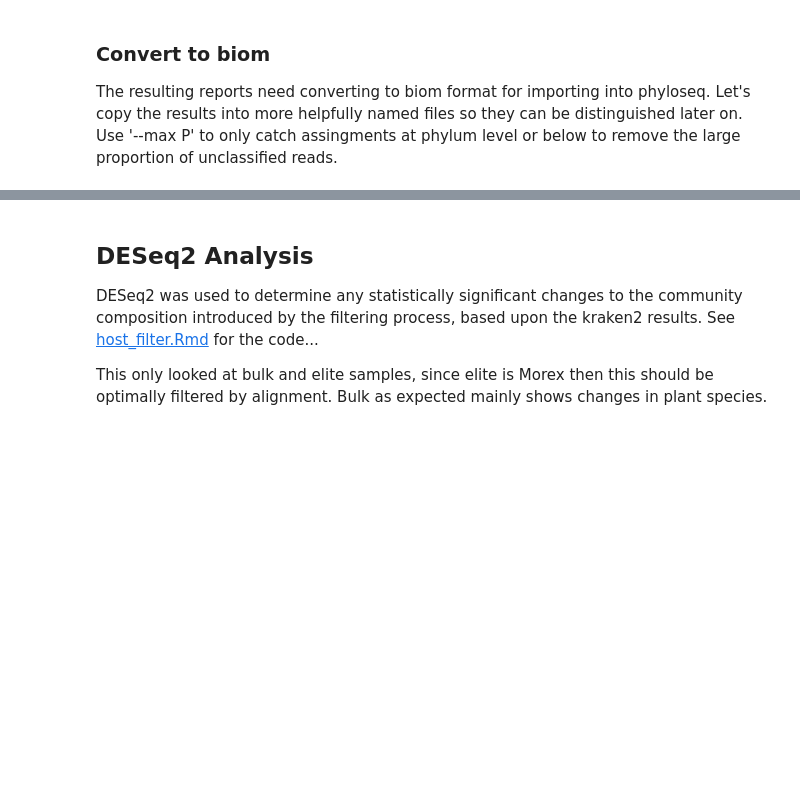
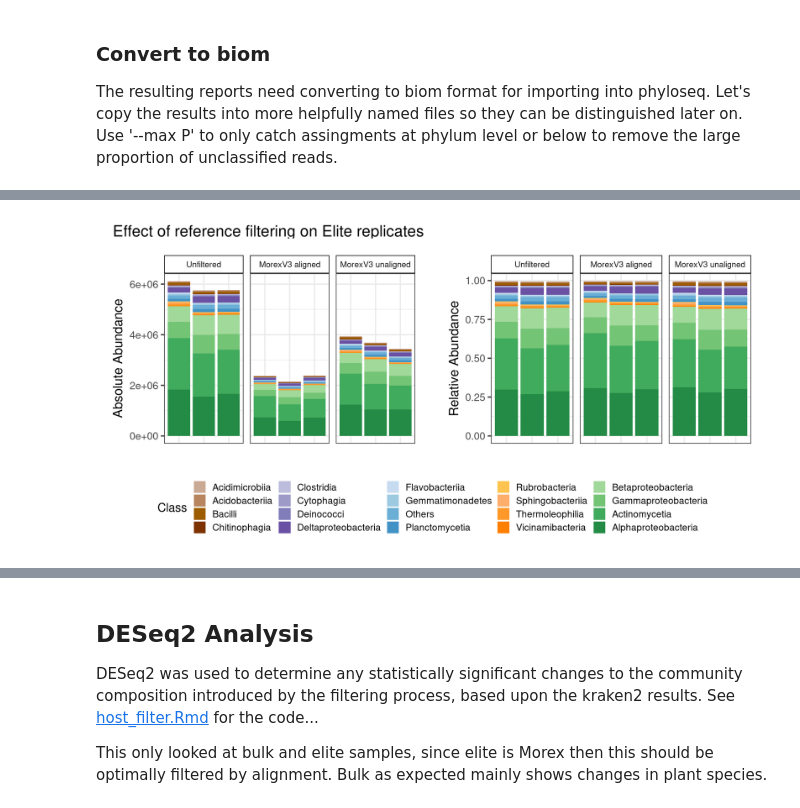
Before and after one commit to jamesabbott/JCA_host_filtering, a Jupyter notebook: host_filter.ipynb, the cells around one changed output, grey strips where cells are left out. Cells and saved outputs as stored; diff of their text form; code cells hidden in the pictures; blank space fills up the shorter version.

```diff
--- a/host_filter.ipynb
+++ b/host_filter.ipynb
@@ -214,3 +368,7 @@ Image(filename='images/abundance.png', width=800)
+# %%
+Image(filename='images/class_abundance.png', width=800)
+# %% [output]
+[figure, added]
 # %%
 Image(filename='images/bray.png',width=800)
 # %% [output]
```
Also changed, not shown: parts of 22 cells of this notebook, 7 other files.
